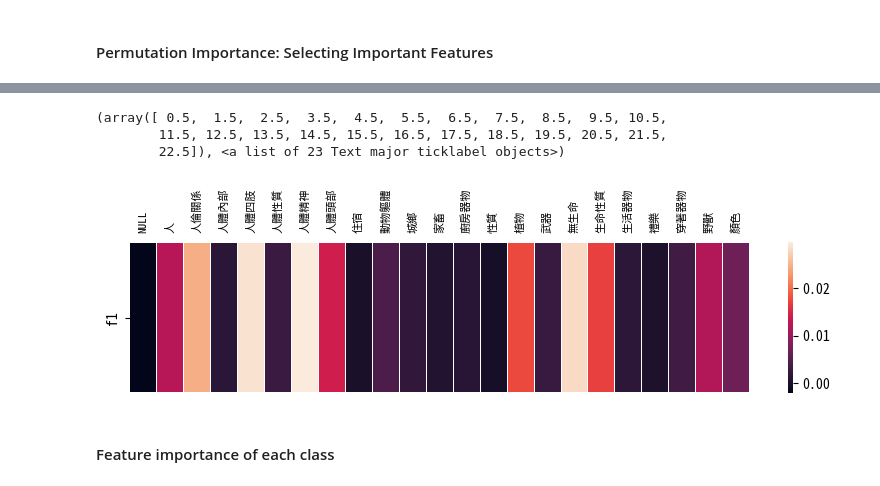
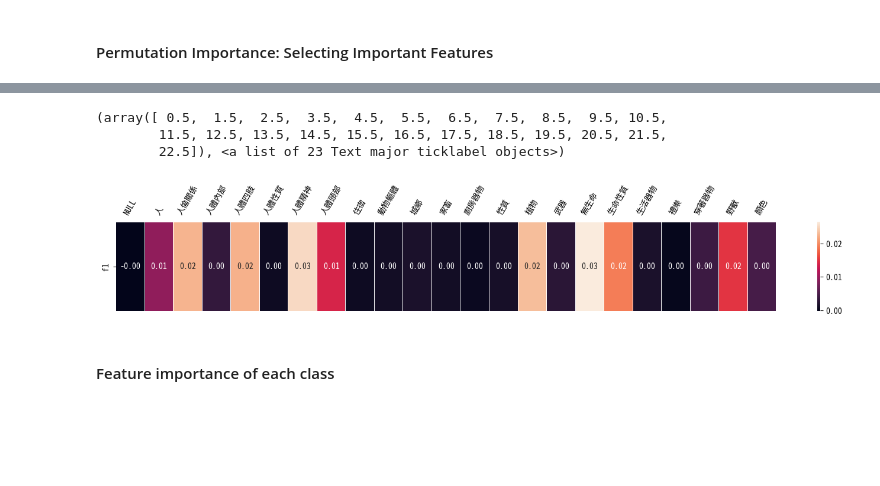
Before and after one commit to liao961120/cilin, a Jupyter notebook: etc/radical_semantic_classification.ipynb, the cells around one changed output, grey strips where cells are left out. Drawn from its saved outputs; the diff is of its cells as text; code cells hidden in the pictures; blank space fills up the shorter version.

```diff
--- a/etc/radical_semantic_classification.ipynb
+++ b/etc/radical_semantic_classification.ipynb
@@ -249,7 +244,7 @@ scoring = {
     'f1': 'f1_weighted',
 }
 imps = permutation_importance(model, X_test, y_test, scoring=scoring, #'f1_micro',  #scoring, #['f1_micro', 'accuracy'],
-                              n_repeats=2, n_jobs=-1, random_state=100)
+                              n_repeats=8, n_jobs=-1, random_state=100)
 # %%
 importances = imps['f1']['importances_mean']
 # std = imps['f1']['importances_std']
@@ -293,15 +289,16 @@ df_importance
 # %%
-plt.figure(figsize=(10, 2), dpi=100)
+plt.figure(figsize=(18, 2), dpi=100)
 sns.heatmap(df_importance[['f1']].T, xticklabels=True, linewidths=0.01, linecolor='white',
-                 cbar_kws=dict(orientation='vertical', aspect=35, pad=0.05))
+            annot=True, fmt='.2f',
+            cbar_kws=dict(orientation='vertical', aspect=35, pad=0.05))
 plt.tick_params(axis='both', which='major', labelsize=10, labelbottom = False,
                 bottom=False, top = False, labeltop=True)
-plt.xticks(rotation=90, fontsize=8)
+plt.xticks(rotation=60)
 # %% [output]
 (array([ 0.5,  1.5,  2.5,  3.5,  4.5,  5.5,  6.5,  7.5,  8.5,  9.5, 10.5,
         11.5, 12.5, 13.5, 14.5, 15.5, 16.5, 17.5, 18.5, 19.5, 20.5, 21.5,
         22.5]), <a list of 23 Text major ticklabel objects>)
-[figure, old version]
+[figure, new version]
 # %%
 df_importance_selected = df_importance.copy()
 # %% [markdown]
```
Also changed, not shown: parts of 13 cells of this notebook.
